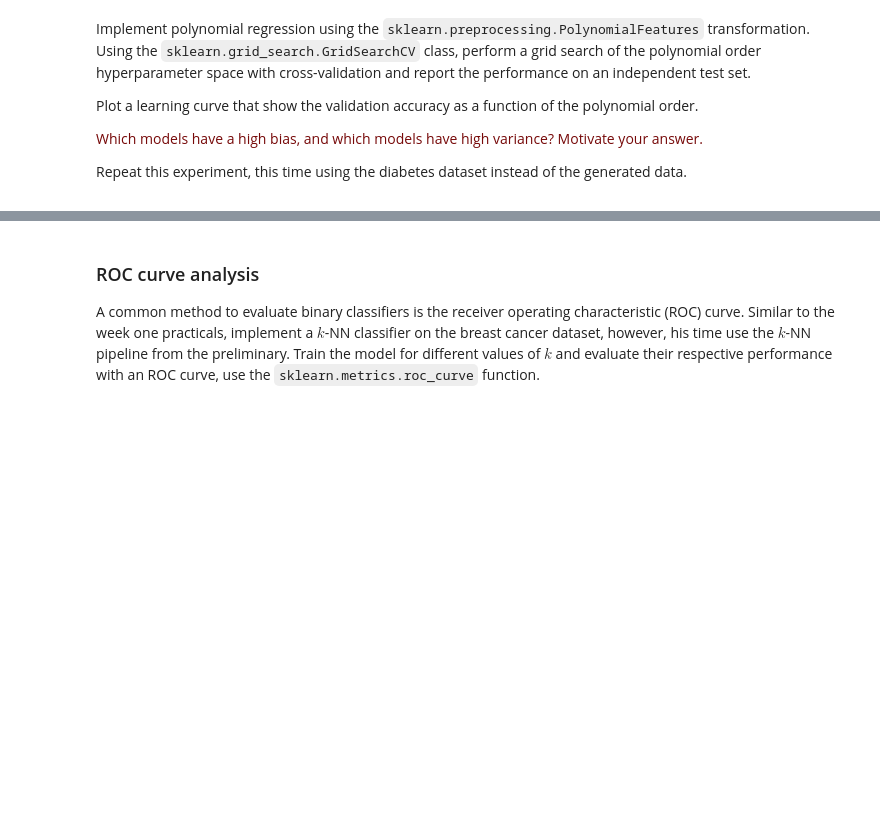
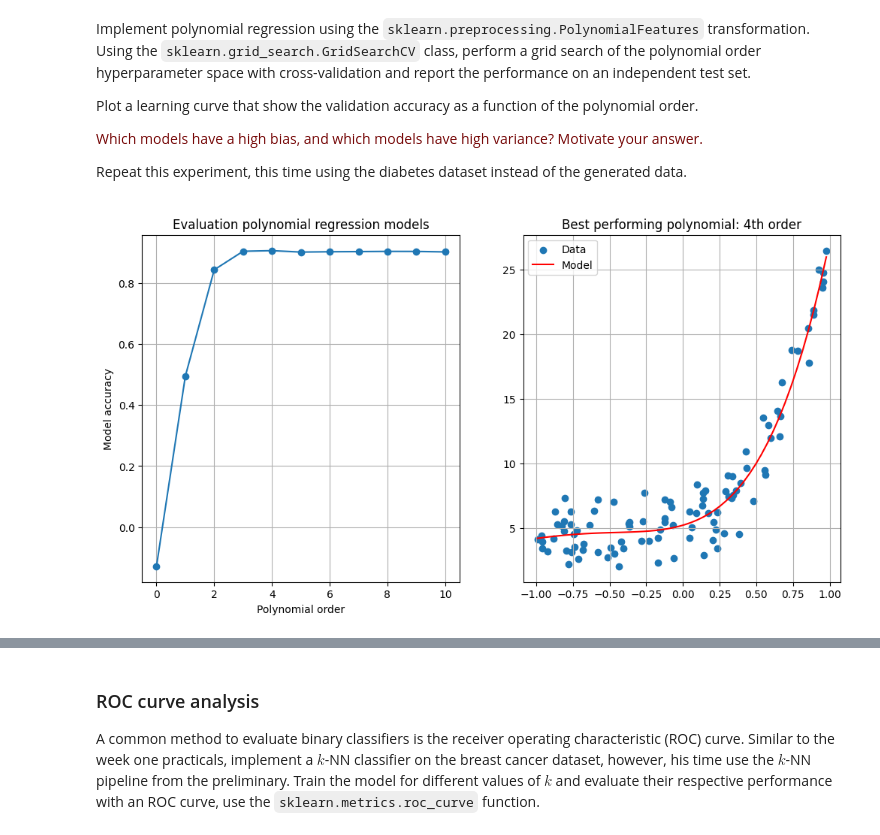
Before and after one commit to MartvStraten/8dm50-machine-learning, a Jupyter notebook: practicals/week_2.ipynb, the cells around one changed output, grey strips where cells are left out. Saved outputs shown, nothing was run; the diff lists cells and outputs as text; code cells hidden in the pictures; blank space fills up the shorter version.

Commit message:
Added Polynomial Regression

```diff
--- a/practicals/week_2.ipynb
+++ b/practicals/week_2.ipynb
@@ -168,3 +160,8 @@ Plot a learning curve that show the validation accuracy as a function of the pol
 <p><font color='#770a0a'>Which models have a high bias, and which models have high variance? Motivate your answer.</font><p>
 
 Repeat this experiment, this time using the diabetes dataset instead of the generated data.
+# %%
+# Polynomial regression on the generated dataset
+polynomial_regression(X, y)
+# %% [output]
+[figure, added]
```
Also changed, not shown: parts of 10 cells of this notebook, 1 other file.
